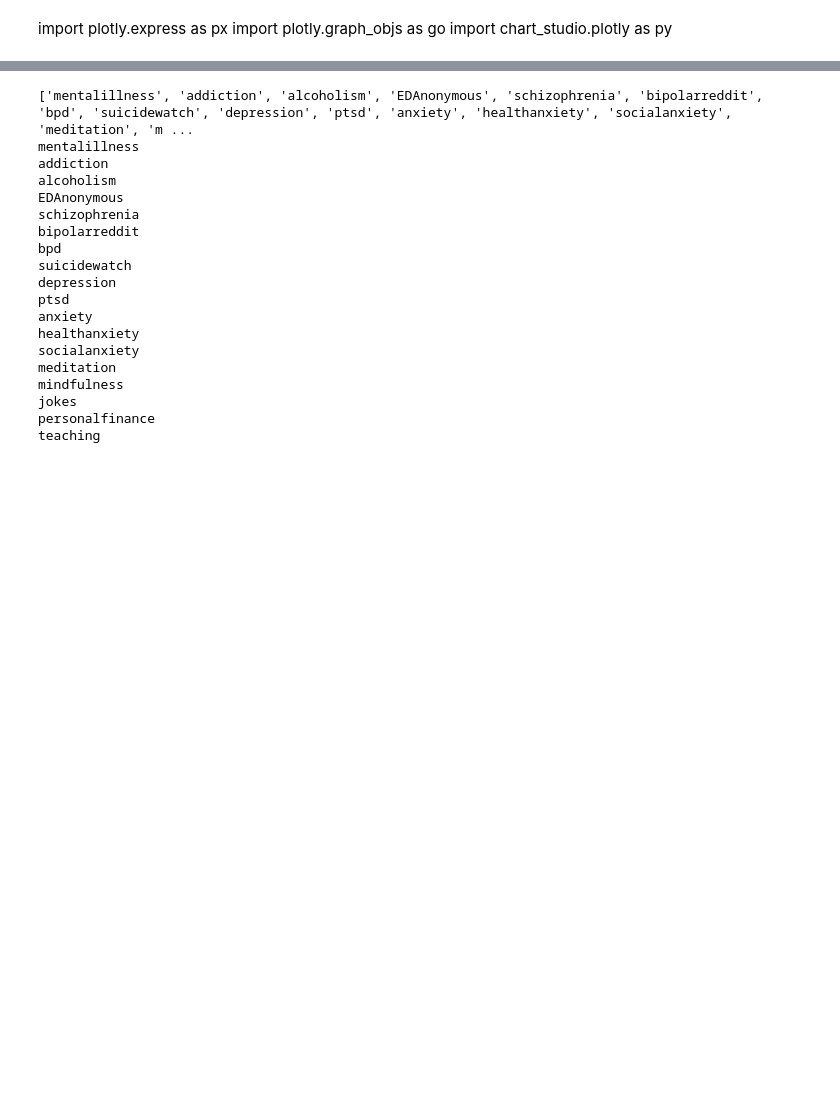
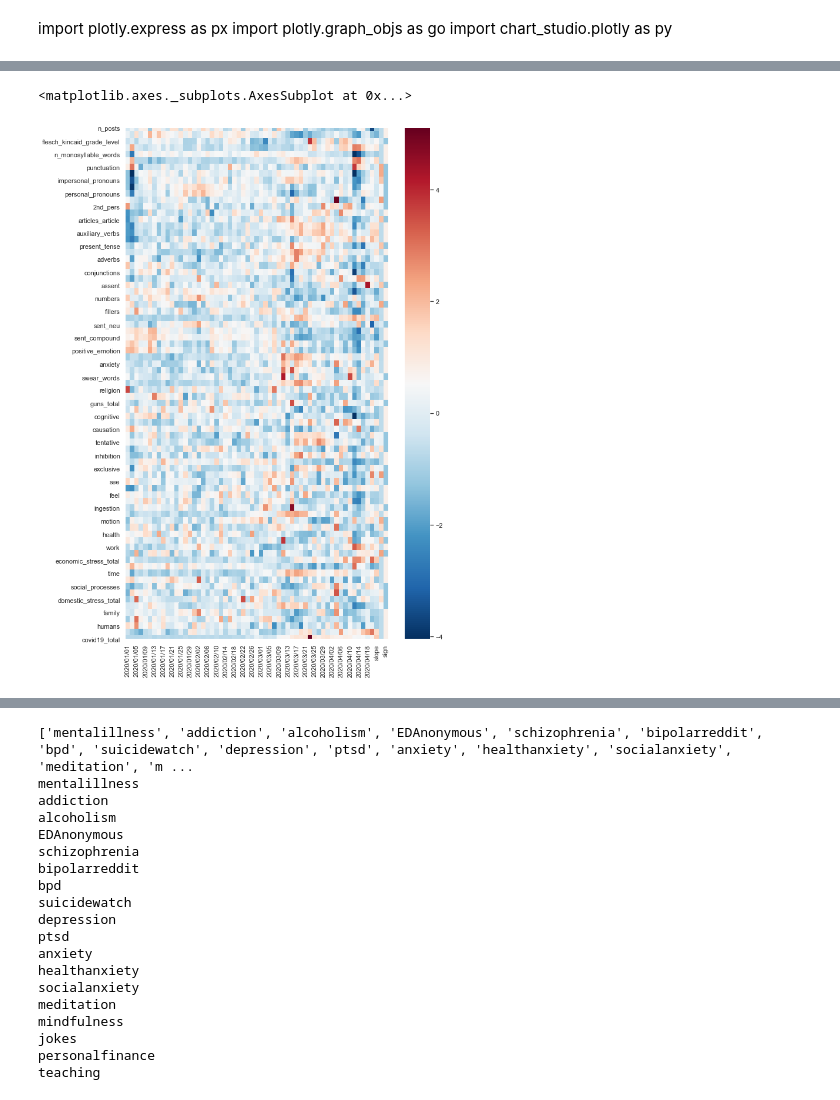
Before and after one commit to danielmlow/reddit, a Jupyter notebook: reddit_descriptive.ipynb, the cells around one changed output, grey strips where cells are left out. Saved outputs shown, nothing was run; the diff lists cells and outputs as text; code cells hidden in the pictures; blank space fills up the shorter version.

```diff
--- a/reddit_descriptive.ipynb
+++ b/reddit_descriptive.ipynb
@@ -350,0 +352,13 @@ def timeseries_summary(input_dir, subreddit = 'personalfinance', pre_or_post = '
+# %%
+subreddit = 'personalfinance'
+summary = timeseries_summary(input_dir, subreddit = subreddit, pre_or_post = 'post',
+                       timestep = 2, metric='mean',weigh_by_Nwords = True)
+
+# Reorder features and filter
+summary = summary.T[keep].T
+# Plot
+sns.set(style='white', rc={'figure.figsize':(10,16)}, font_scale =1)
+sns.heatmap(summary, cmap = 'RdBu_r')
+# %% [output]
+<matplotlib.axes._subplots.AxesSubplot at 0x...>
+[figure, added]
```
Also changed, not shown: parts of 29 cells of this notebook, 2 other files.
